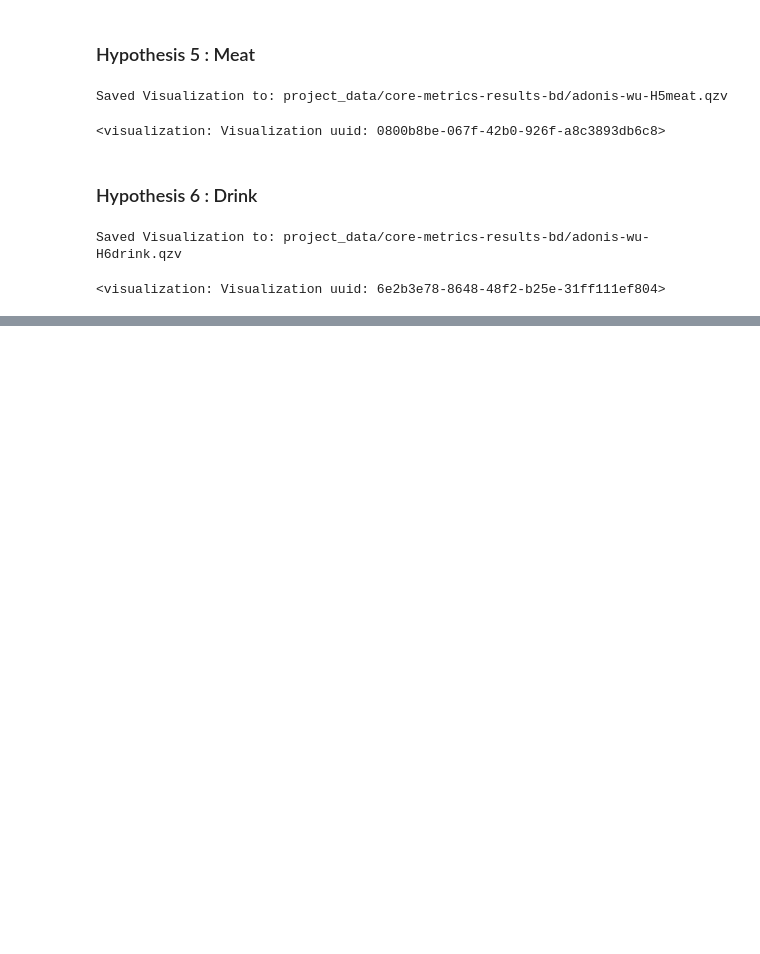
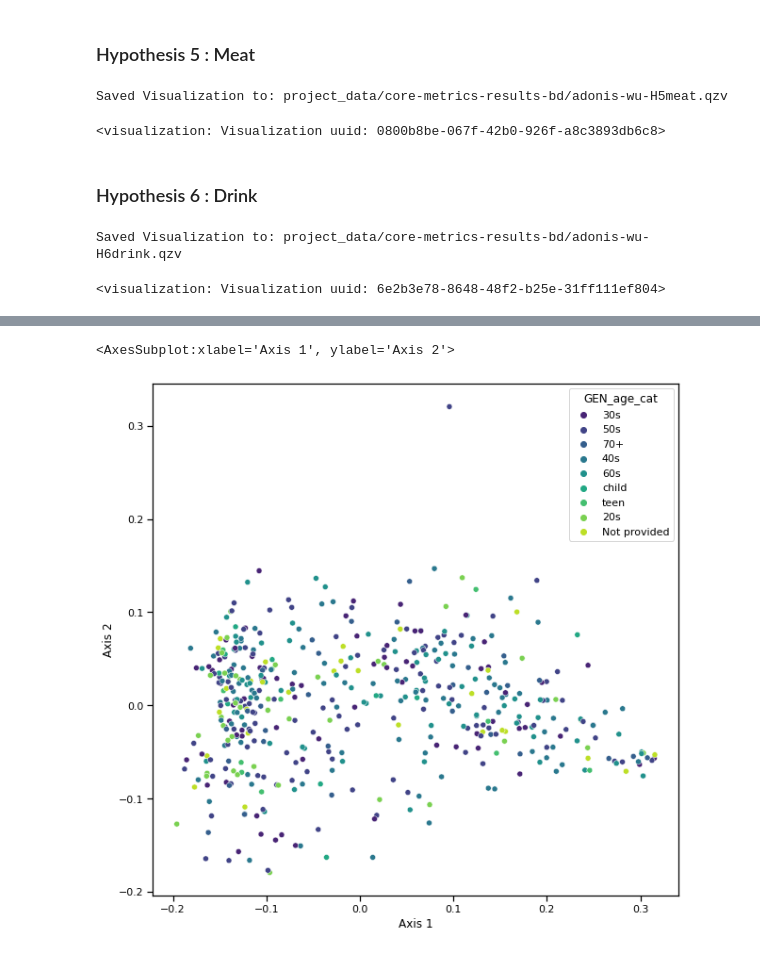
Before and after one commit to dhasanova99/HealthyFood, a Jupyter notebook: JupyterDocs/G_Beta_Diversity.ipynb, the cells around one changed output, grey strips where cells are left out. Saved outputs shown, nothing was run; the diff lists cells and outputs as text; code cells hidden in the pictures; blank space fills up the shorter version.

Commit message:
scatterplots

```diff
--- a/JupyterDocs/G_Beta_Diversity.ipynb
+++ b/JupyterDocs/G_Beta_Diversity.ipynb
@@ -299,0 +311,5 @@ Visualization.load(f'{data_dir}/core-metrics-results-bd/adonis-wu-H6drink.qzv')
+# %%
+pcs = q2.Artifact.load(os.path.join(data_dir, 'core-metrics-results/weighted_unifrac_pcoa_results.qza'))
+pcs = pcs.view(OrdinationResults)
+pcs_data = pcs.samples.iloc[:,:3]
+pcs_data.columns = ['Axis 1', 'Axis 2', 'Axis 3']
@@ -299,0 +325,11 @@ Visualization.load(f'{data_dir}/core-metrics-results-bd/adonis-wu-H6drink.qzv')
+# %%
+pcs_data_with_md = pcs_data.join(md['GEN_age_cat'])
+# %%
+scatterplot(data=pcs_data_with_md,
+x='Axis 1',
+y='Axis 2',
+hue='GEN_age_cat',
+palette='viridis')
+# %% [output]
+<AxesSubplot:xlabel='Axis 1', ylabel='Axis 2'>
+[figure, added]
```
Also changed, not shown: parts of 5 cells of this notebook.
